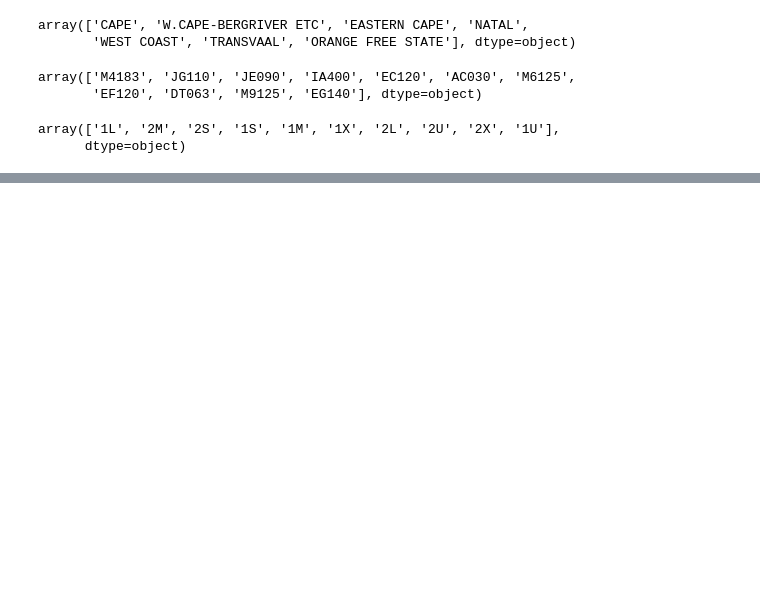
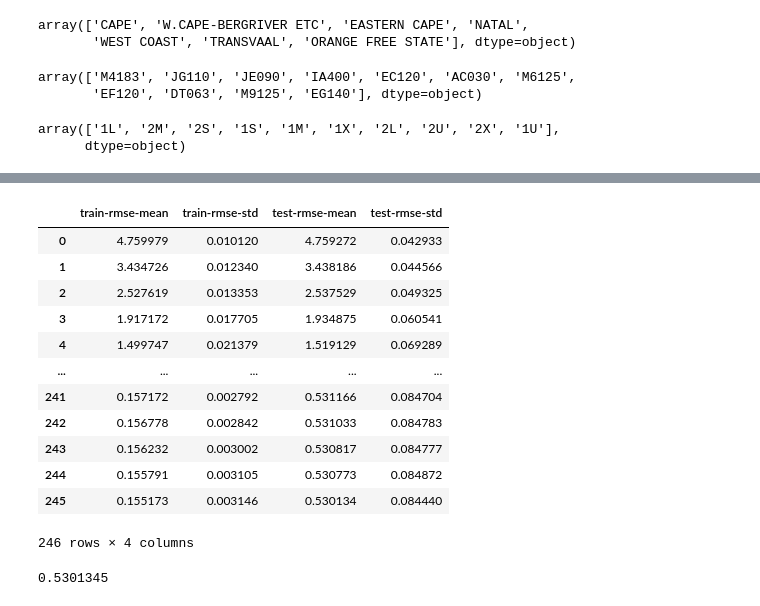
Before and after one commit to Zdithebe96/ZM5-EDSA-APPLES-PROJECT, a Jupyter notebook: ZM5 apples notebook 2.0.ipynb, the cells around one changed output, grey strips where cells are left out. Cells and saved outputs as stored; diff of their text form; code cells hidden in the pictures; blank space fills up the shorter version.

```diff
--- a/ZM5 apples notebook 2.0.ipynb
+++ b/ZM5 apples notebook 2.0.ipynb
@@ -566,0 +703,34 @@ Accuracy: 111.99 %.
+# %%
+
+import xgboost as xgb
+
+X_train, X_test, y_train, y_test = preprocess_inputs(train)
+
+dtrain = xgb.DMatrix(X_train, label=y_train)
+dtest = xgb.DMatrix(X_test, label=y_test)
+
+params = {
+    # Parameters that we are going to tune.
+    'max_depth':6,
+    'min_child_weight': 1,
+    'eta':.3,
+    'subsample': 1,
+    'colsample_bytree': 1,
+    # Other parameters
+    'objective':'reg:squarederror',
+}
+
+params['eval_metric'] = "rmse"
+num_boost_round = 999
+
+model = xgb.train(
+    params,
+    dtrain,
+    num_boost_round=num_boost_round,
+    evals=[(dtest, "Test")],
+    early_stopping_rounds=10)
+
+
+print("Best RMSE: {:.2f} with {} rounds".format(
+                 model.best_score,
+                 model.best_iteration+1))
@@ -566,0 +755,29 @@ Accuracy: 111.99 %.
+# %%
+cv_results = xgb.cv(
+    params,
+    dtrain,
+    num_boost_round=num_boost_round,
+    seed=1,
+    nfold=4,
+    metrics={'rmse'},
+    early_stopping_rounds=10
+)
+cv_results
+# %% [output]
+|  | train-rmse-mean | train-rmse-std | test-rmse-mean | test-rmse-std |
+| 0 | 4.759979 | 0.010120 | 4.759272 | 0.042933 |
+| 1 | 3.434726 | 0.012340 | 3.438186 | 0.044566 |
+| 2 | 2.527619 | 0.013353 | 2.537529 | 0.049325 |
+| 3 | 1.917172 | 0.017705 | 1.934875 | 0.060541 |
+| 4 | 1.499747 | 0.021379 | 1.519129 | 0.069289 |
+| ... | ... | ... | ... | ... |
+| 241 | 0.157172 | 0.002792 | 0.531166 | 0.084704 |
+| 242 | 0.156778 | 0.002842 | 0.531033 | 0.084783 |
+| 243 | 0.156232 | 0.003002 | 0.530817 | 0.084777 |
+| 244 | 0.155791 | 0.003105 | 0.530773 | 0.084872 |
+| 245 | 0.155173 | 0.003146 | 0.530134 | 0.084440 |
+246 rows × 4 columns
+# %%
+cv_results['test-rmse-mean'].min()
+# %% [output]
+0.5301345
```
Also changed, not shown: parts of 58 cells of this notebook.
